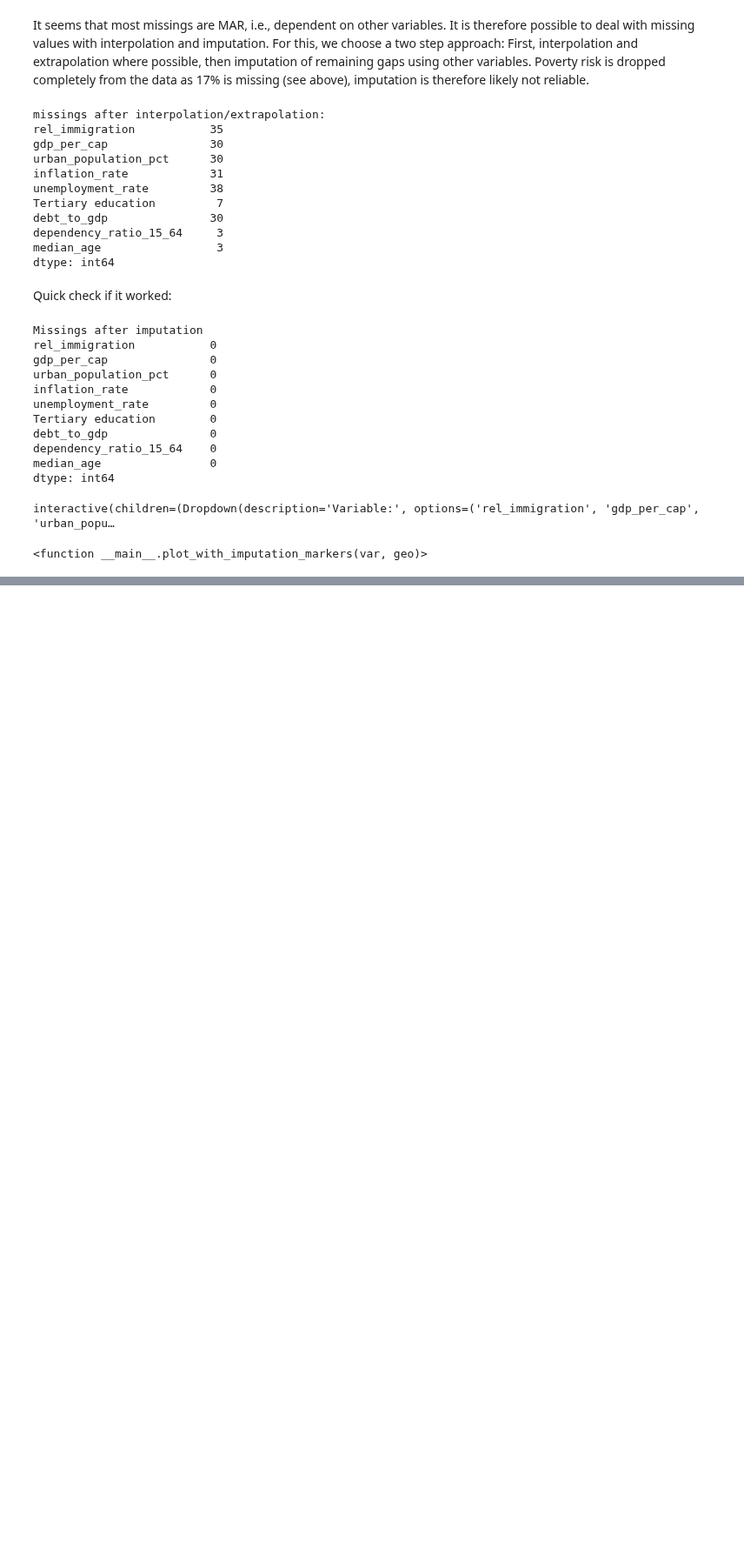
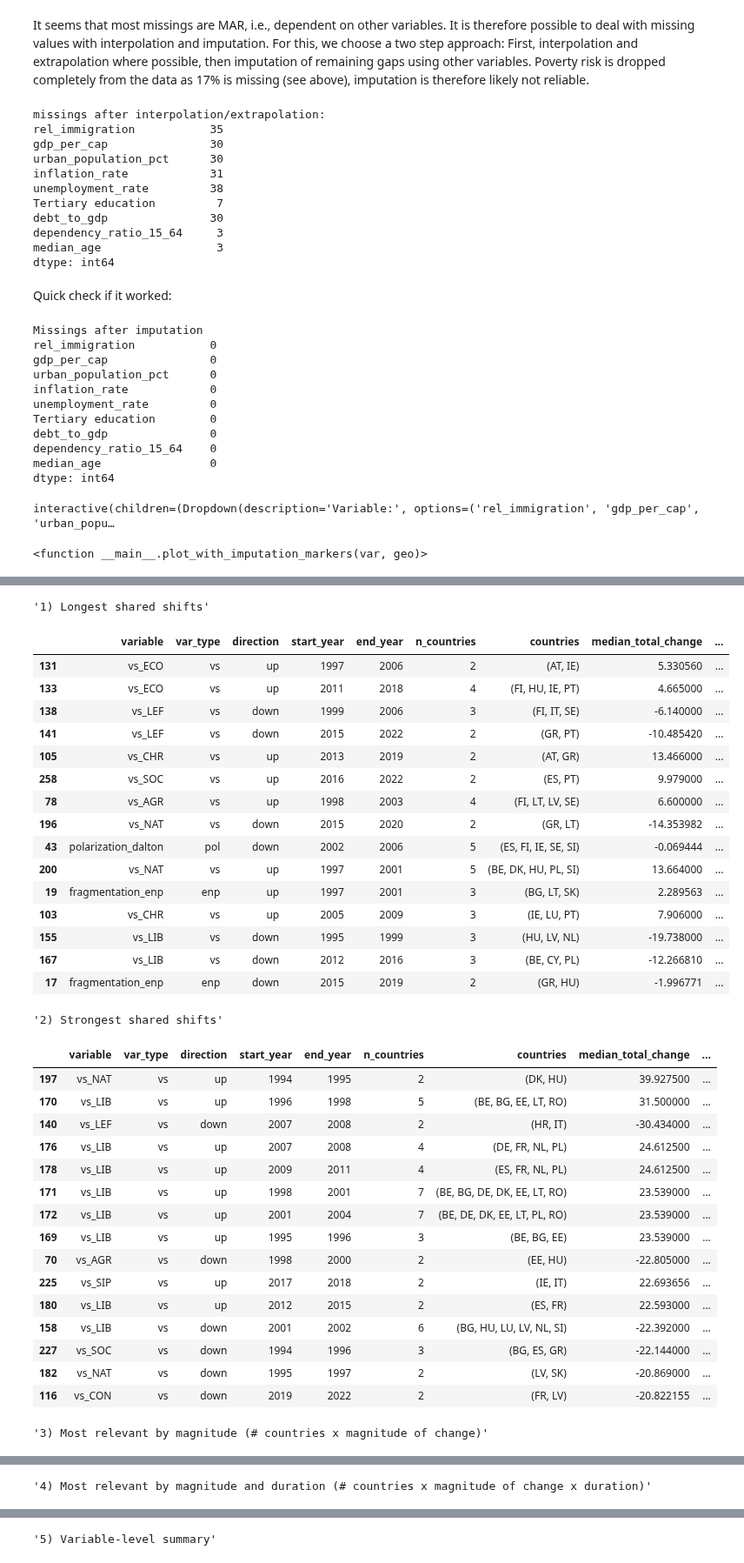
Before and after one commit to StefanSick/exdex_project, a Jupyter notebook: src/Group_20_notebook.ipynb, the cells around one changed output, grey strips where cells are left out. Shown at 87% size. Drawn from its saved outputs; the diff is of its cells as text; code cells hidden in the pictures; blank space fills up the shorter version.

```diff
--- a/src/Group_20_notebook.ipynb
+++ b/src/Group_20_notebook.ipynb
@@ -1119,0 +1728,71 @@ interactive(children=(Dropdown(description='Variable:', options=('rel_immigratio
+# %%
+groups_df = groups.copy()
+
+# metrics for ranking
+groups_df["duration_years"] = groups_df["end_year"] - groups_df["start_year"]
+groups_df["absolute_change"] = groups_df["median_total_change"].abs()
+groups_df["relevant_magnitude"] = (groups_df["n_countries"] * groups_df["absolute_change"]) # indicator: countries x magnitude of change
+groups_df["relevant_magnitude_duration"] = (groups_df["n_countries"] * groups_df["absolute_change"] * groups_df["duration_years"]) # indicator: countries x magnitude of change x duration
+
+# longest shared trend episodes
+longest_shared = (groups_df.sort_values(["duration_years", "n_countries"], ascending=False).head(15))
+
+# highest magnitude of change shared trend episodes
+strongest_shared = (groups_df.sort_values(["absolute_change", "n_countries"], ascending=False).head(15))
+
+# most relevant by magnitude
+most_relevant_magnitude = (groups_df.sort_values("relevant_magnitude", ascending=False).head(15))
+
+# most relevant by magnitude and duration
+most_relevant_magnitude_duration = (groups_df.sort_values("relevant_magnitude_duration", ascending=False).head(15))
+
+# summary across overlap windows per variable x direction
+variable_summary = (groups_df.groupby(["variable", "var_type", "direction"], as_index=False).agg(
+                        n_windows=("start_year", "count"),
+                        avg_countries=("n_countries", "mean"),
+                        avg_duration_years=("duration_years", "mean"),
+                        avg_absolute_change=("absolute_change", "mean"),
+                        max_countries=("n_countries", "max"),
+                        ).sort_values(["avg_countries", "avg_absolute_change"], ascending=False))
+
+display("1) Longest shared shifts", longest_shared)
+display("2) Strongest shared shifts", strongest_shared)
+display("3) Most relevant by magnitude (# countries x magnitude of change)", most_relevant_magnitude)
+display("4) Most relevant by magnitude and duration (# countries x magnitude of change x duration)", most_relevant_magnitude_duration)
+display("5) Variable-level summary", variable_summary)
+# %% [output]
+'1) Longest shared shifts'
+|  | variable | var_type | direction | start_year | end_year | n_countries | countries | median_total_change | ... |
+| 131 | vs_ECO | vs | up | 1997 | 2006 | 2 | (AT, IE) | 5.330560 | ... |
+| 133 | vs_ECO | vs | up | 2011 | 2018 | 4 | (FI, HU, IE, PT) | 4.665000 | ... |
+| 138 | vs_LEF | vs | down | 1999 | 2006 | 3 | (FI, IT, SE) | -6.140000 | ... |
+| 141 | vs_LEF | vs | down | 2015 | 2022 | 2 | (GR, PT) | -10.485420 | ... |
+| 105 | vs_CHR | vs | up | 2013 | 2019 | 2 | (AT, GR) | 13.466000 | ... |
+| 258 | vs_SOC | vs | up | 2016 | 2022 | 2 | (ES, PT) | 9.979000 | ... |
+| 78 | vs_AGR | vs | up | 1998 | 2003 | 4 | (FI, LT, LV, SE) | 6.600000 | ... |
+| 196 | vs_NAT | vs | down | 2015 | 2020 | 2 | (GR, LT) | -14.353982 | ... |
+| 43 | polarization_dalton | pol | down | 2002 | 2006 | 5 | (ES, FI, IE, SE, SI) | -0.069444 | ... |
+| 200 | vs_NAT | vs | up | 1997 | 2001 | 5 | (BE, DK, HU, PL, SI) | 13.664000 | ... |
+| 19 | fragmentation_enp | enp | up | 1997 | 2001 | 3 | (BG, LT, SK) | 2.289563 | ... |
+| 103 | vs_CHR | vs | up | 2005 | 2009 | 3 | (IE, LU, PT) | 7.906000 | ... |
+| 155 | vs_LIB | vs | down | 1995 | 1999 | 3 | (HU, LV, NL) | -19.738000 | ... |
+| 167 | vs_LIB | vs | down | 2012 | 2016 | 3 | (BE, CY, PL) | -12.266810 | ... |
+| 17 | fragmentation_enp | enp | down | 2015 | 2019 | 2 | (GR, HU) | -1.996771 | ... |
+'2) Strongest shared shifts'
+|  | variable | var_type | direction | start_year | end_year | n_countries | countries | median_total_change | ... |
+| 197 | vs_NAT | vs | up | 1994 | 1995 | 2 | (DK, HU) | 39.927500 | ... |
+| 170 | vs_LIB | vs | up | 1996 | 1998 | 5 | (BE, BG, EE, LT, RO) | 31.500000 | ... |
+| 140 | vs_LEF | vs | down | 2007 | 2008 | 2 | (HR, IT) | -30.434000 | ... |
+| 176 | vs_LIB | vs | up | 2007 | 2008 | 4 | (DE, FR, NL, PL) | 24.612500 | ... |
+| 178 | vs_LIB | vs | up | 2009 | 2011 | 4 | (ES, FR, NL, PL) | 24.612500 | ... |
+| 171 | vs_LIB | vs | up | 1998 | 2001 | 7 | (BE, BG, DE, DK, EE, LT, RO) | 23.539000 | ... |
+| 172 | vs_LIB | vs | up | 2001 | 2004 | 7 | (BE, DE, DK, EE, LT, PL, RO) | 23.539000 | ... |
+| 169 | vs_LIB | vs | up | 1995 | 1996 | 3 | (BE, BG, EE) | 23.539000 | ... |
+| 70 | vs_AGR | vs | down | 1998 | 2000 | 2 | (EE, HU) | -22.805000 | ... |
+| 225 | vs_SIP | vs | up | 2017 | 2018 | 2 | (IE, IT) | 22.693656 | ... |
+| 180 | vs_LIB | vs | up | 2012 | 2015 | 2 | (ES, FR) | 22.593000 | ... |
+| 158 | vs_LIB | vs | down | 2001 | 2002 | 6 | (BG, HU, LU, LV, NL, SI) | -22.392000 | ... |
+| 227 | vs_SOC | vs | down | 1994 | 1996 | 3 | (BG, ES, GR) | -22.144000 | ... |
+| 182 | vs_NAT | vs | down | 1995 | 1997 | 2 | (LV, SK) | -20.869000 | ... |
+| 116 | vs_CON | vs | down | 2019 | 2022 | 2 | (FR, LV) | -20.822155 | ... |
+'3) Most relevant by magnitude (# countries x magnitude of change)'
@@ -1119,0 +1815 @@ interactive(children=(Dropdown(description='Variable:', options=('rel_immigratio
+'4) Most relevant by magnitude and duration (# countries x magnitude of change x duration)'
@@ -1119,0 +1832 @@ interactive(children=(Dropdown(description='Variable:', options=('rel_immigratio
+'5) Variable-level summary'
```
Also changed, not shown: parts of 18 cells of this notebook, 1 other file.
